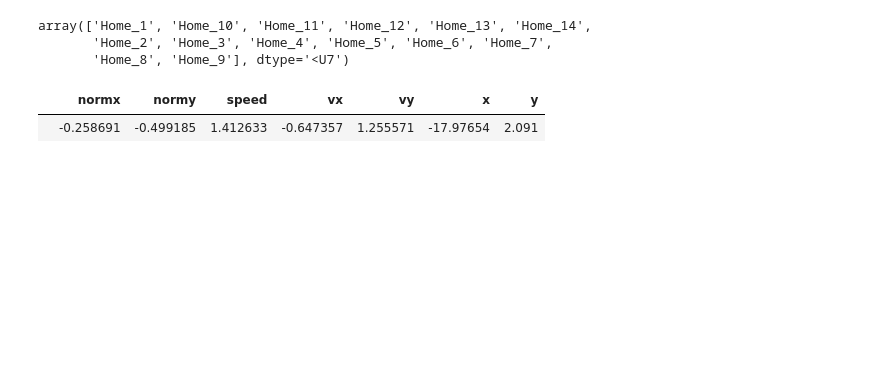
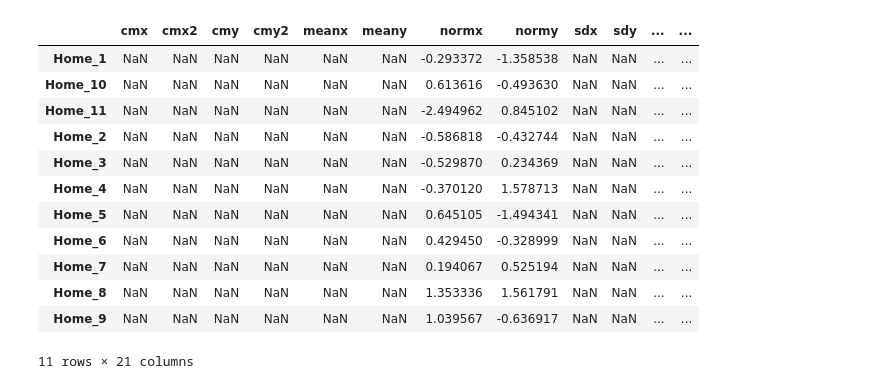
Before and after one commit to IsidreMas/FootballAnalyticsTFM, a Jupyter notebook: notebooks/Untitled2.ipynb, the cells around one changed output. Saved outputs shown, nothing was run; the diff lists cells and outputs as text; code cells hidden in the pictures; blank space fills up the shorter version.

```diff
--- a/notebooks/Untitled2.ipynb
+++ b/notebooks/Untitled2.ipynb
@@ -109,15 +67,23 @@ nan
-# %%
-m1.home_players
-# %% [output]
-array(['Home_1', 'Home_10', 'Home_11', 'Home_12', 'Home_13', 'Home_14',
-       'Home_2', 'Home_3', 'Home_4', 'Home_5', 'Home_6', 'Home_7',
-       'Home_8', 'Home_9'], dtype='<U7')
 # %%
-s = m1.tracking_home.iloc[[34]]
-s.columns = s.columns.str.rsplit(r'Home_2_', 1, expand=True)
-out = s.stack(0).droplevel(0)
+frame = m1.tracking_home.iloc[[600]]
+frame.columns = frame.columns.str.rsplit(r'_', 1, expand=True)
+source_home = frame.stack(0).droplevel(0).filter(like="Home", axis=0)
+source_home['player'] = source_home.index.str.split("_").str[1]
+source_home['end_vx'] = source_home['vx']+source_home['x']
+source_home['end_vy'] = source_home['vy']+source_home['y']
-# %%
-out
-# %% [output]
-|  | normx | normy | speed | vx | vy | x | y |
-|  | -0.258691 | -0.499185 | 1.412633 | -0.647357 | 1.255571 | -17.97654 | 2.091 |
+# %%
+source_home
+# %% [output]
+|  | cmx | cmx2 | cmy | cmy2 | meanx | meany | normx | normy | sdx | sdy | ... | ... |
+| Home_1 | NaN | NaN | NaN | NaN | NaN | NaN | -0.293372 | -1.358538 | NaN | NaN | ... | ... |
+| Home_10 | NaN | NaN | NaN | NaN | NaN | NaN | 0.613616 | -0.493630 | NaN | NaN | ... | ... |
+| Home_11 | NaN | NaN | NaN | NaN | NaN | NaN | -2.494962 | 0.845102 | NaN | NaN | ... | ... |
+| Home_2 | NaN | NaN | NaN | NaN | NaN | NaN | -0.586818 | -0.432744 | NaN | NaN | ... | ... |
+| Home_3 | NaN | NaN | NaN | NaN | NaN | NaN | -0.529870 | 0.234369 | NaN | NaN | ... | ... |
+| Home_4 | NaN | NaN | NaN | NaN | NaN | NaN | -0.370120 | 1.578713 | NaN | NaN | ... | ... |
+| Home_5 | NaN | NaN | NaN | NaN | NaN | NaN | 0.645105 | -1.494341 | NaN | NaN | ... | ... |
+| Home_6 | NaN | NaN | NaN | NaN | NaN | NaN | 0.429450 | -0.328999 | NaN | NaN | ... | ... |
+| Home_7 | NaN | NaN | NaN | NaN | NaN | NaN | 0.194067 | 0.525194 | NaN | NaN | ... | ... |
+| Home_8 | NaN | NaN | NaN | NaN | NaN | NaN | 1.353336 | 1.561791 | NaN | NaN | ... | ... |
+| Home_9 | NaN | NaN | NaN | NaN | NaN | NaN | 1.039567 | -0.636917 | NaN | NaN | ... | ... |
+11 rows × 21 columns
```
Also changed, not shown: parts of 15 cells of this notebook, 7 other files.
